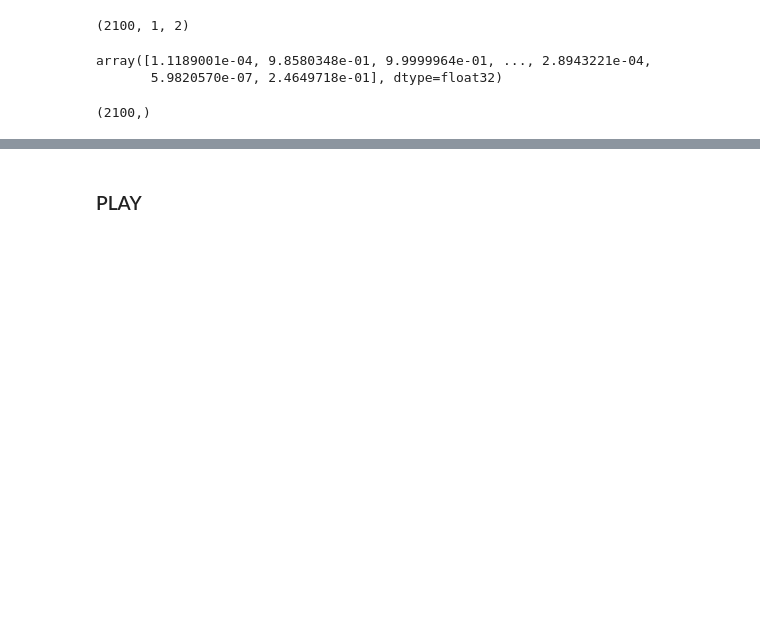
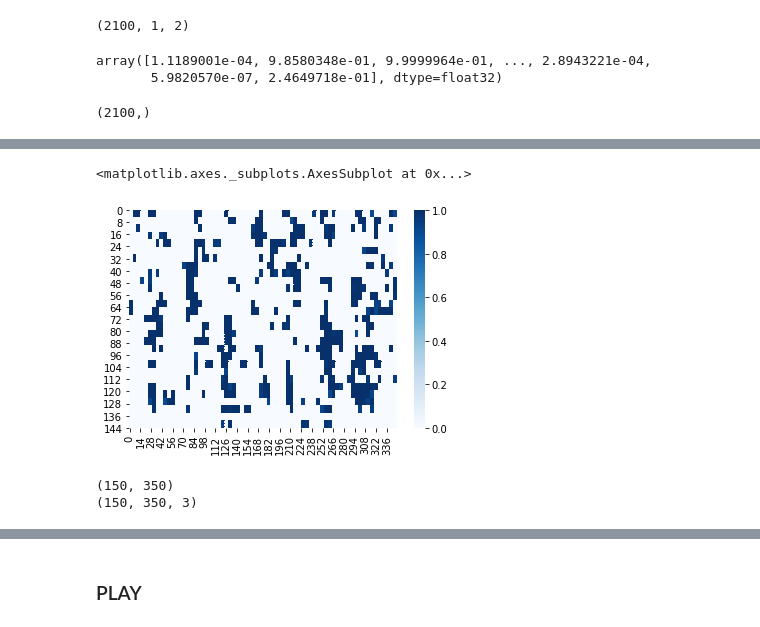
Before and after one commit to scottkds/metis_project5, a Jupyter notebook: models/Hieroglyph_Classifier_grayscale_N35_custom_data_2.ipynb, the cells around one changed output, grey strips where cells are left out. Drawn from its saved outputs; the diff is of its cells as text; code cells hidden in the pictures; blank space fills up the shorter version.

```diff
--- a/models/Hieroglyph_Classifier_grayscale_N35_custom_data_2.ipynb
+++ b/models/Hieroglyph_Classifier_grayscale_N35_custom_data_2.ipynb
@@ -348,0 +273,12 @@ plt.imshow(np_tmp4)
+# %%
+import seaborn as sns
+sns.heatmap(np_tmp4, cmap='Blues')
+# %% [output]
+<matplotlib.axes._subplots.AxesSubplot at 0x...>
+[figure, added]
+# %%
+print(np_tmp4.shape)
+print(img.shape)
+# %% [output]
+(150, 350)
+(150, 350, 3)
```
Also changed, not shown: parts of 29 cells of this notebook.
